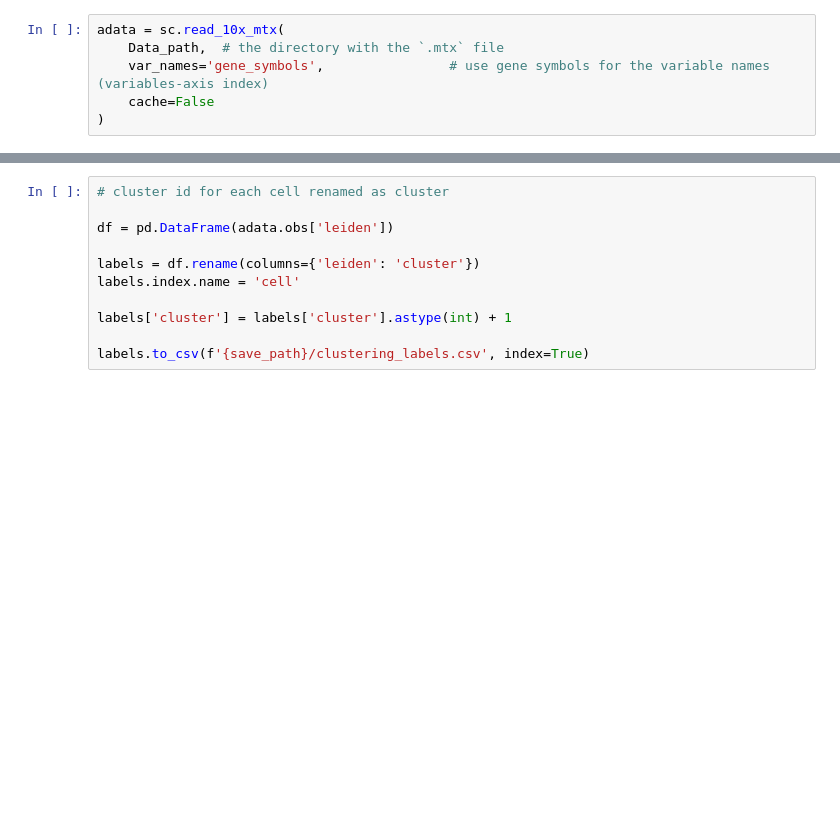
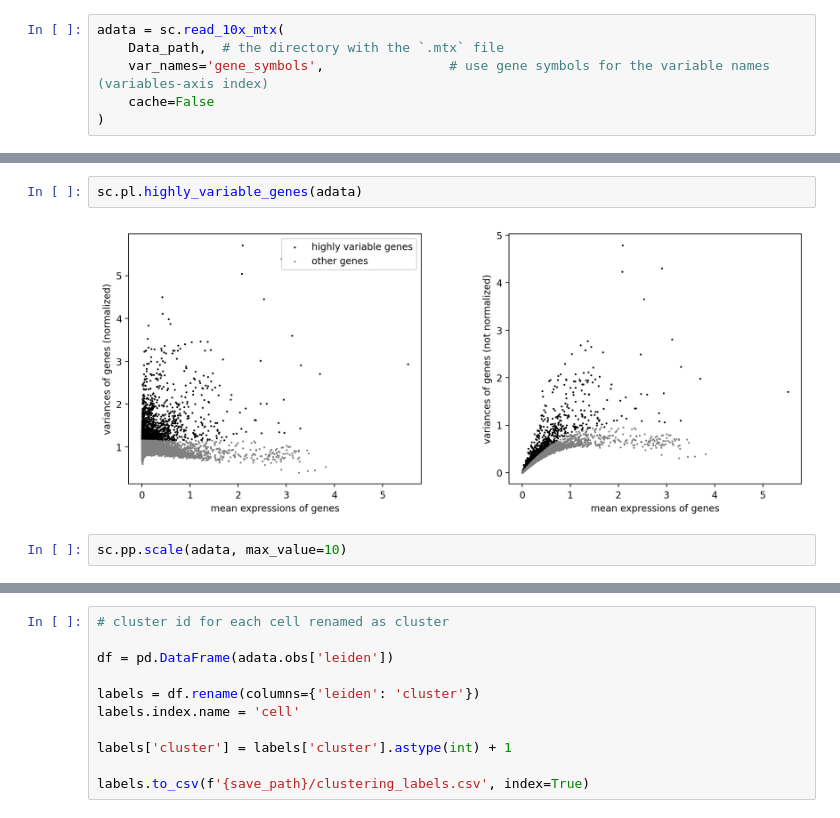
Before and after one commit to arcotan/single-cell-data-analysis, a Jupyter notebook: scanpy/scanpy_tabula-muris-heart.ipynb, the cells around one changed output, grey strips where cells are left out. Saved outputs shown, nothing was run; the diff lists cells and outputs as text; blank space fills up the shorter version.

```diff
--- a/scanpy/scanpy_tabula-muris-heart.ipynb
+++ b/scanpy/scanpy_tabula-muris-heart.ipynb
@@ -61 +47,7 @@ ImportError: Please install skmisc package via `pip install --user scikit-misc
+# %%
+sc.pl.highly_variable_genes(adata)
+# %% [output]
+[figure, added]
+# %%
+sc.pp.scale(adata, max_value=10)
 # %%
```
Also changed, not shown: parts of 40 cells of this notebook.
